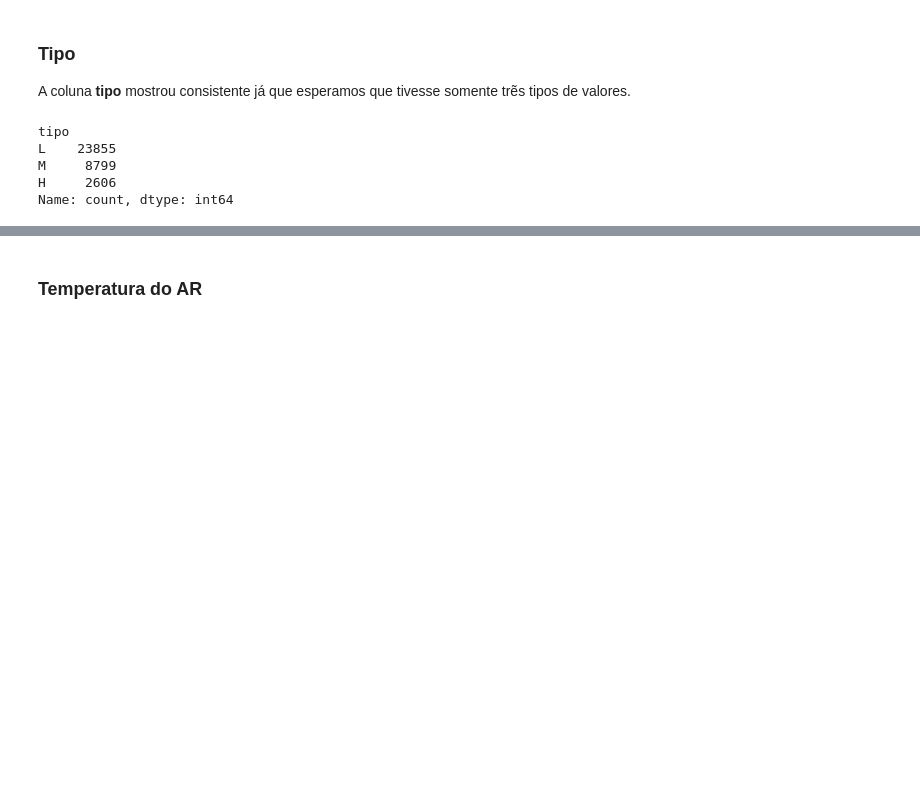
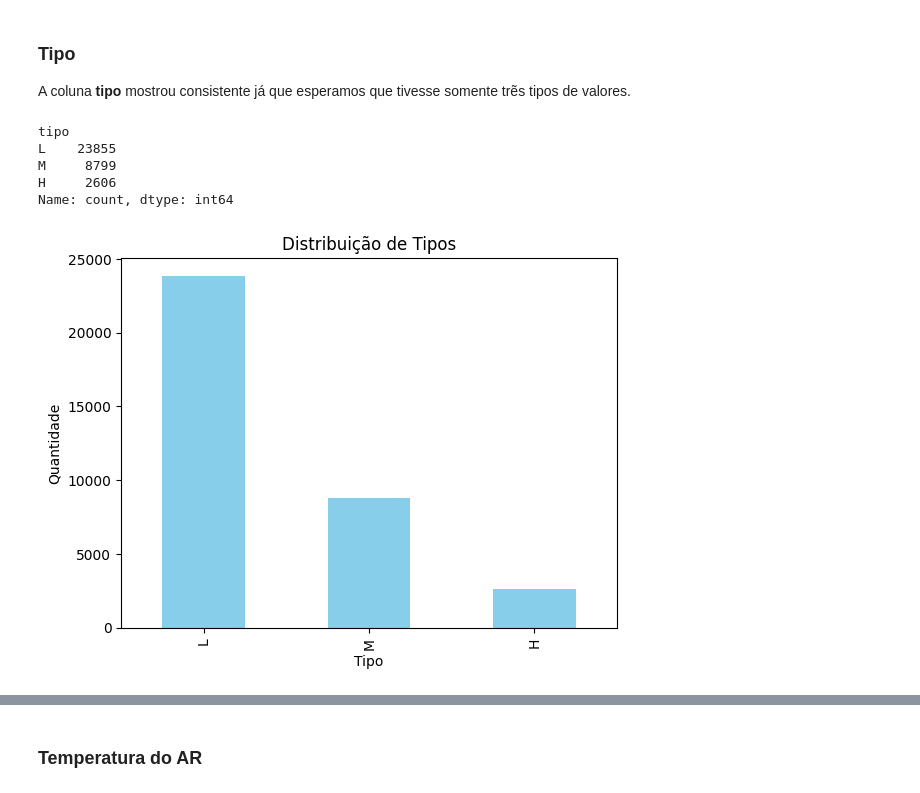
Before and after one commit to devryoshio/fiesc, a Jupyter notebook: Bootcamp Ciência de Dados e Inteligência Artificial.ipynb, the cells around one changed output, grey strips where cells are left out. Saved outputs shown, nothing was run; the diff lists cells and outputs as text; code cells hidden in the pictures; blank space fills up the shorter version.

```diff
--- a/Bootcamp Ciência de Dados e Inteligência Artificial.ipynb
+++ b/Bootcamp Ciência de Dados e Inteligência Artificial.ipynb
@@ -241,3 +266,11 @@ L    23855
 M     8799
 H     2606
 Name: count, dtype: int64
+# %%
+df["tipo"].value_counts().plot(kind='bar', color='skyblue')
+plt.xlabel("Tipo")
+plt.ylabel("Quantidade")
+plt.title("Distribuição de Tipos")
+plt.show()
+# %% [output]
+[figure, added]
```
Also changed, not shown: parts of 47 cells of this notebook, 1 other file.
